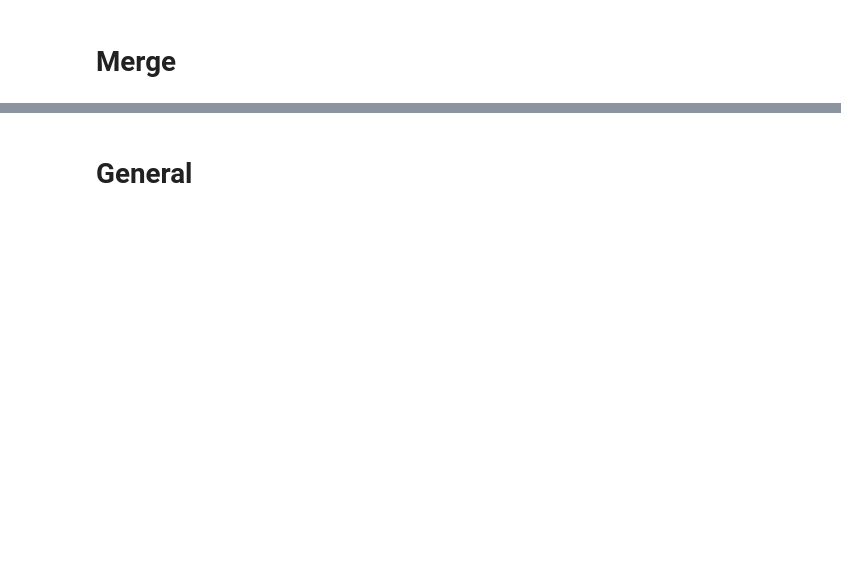
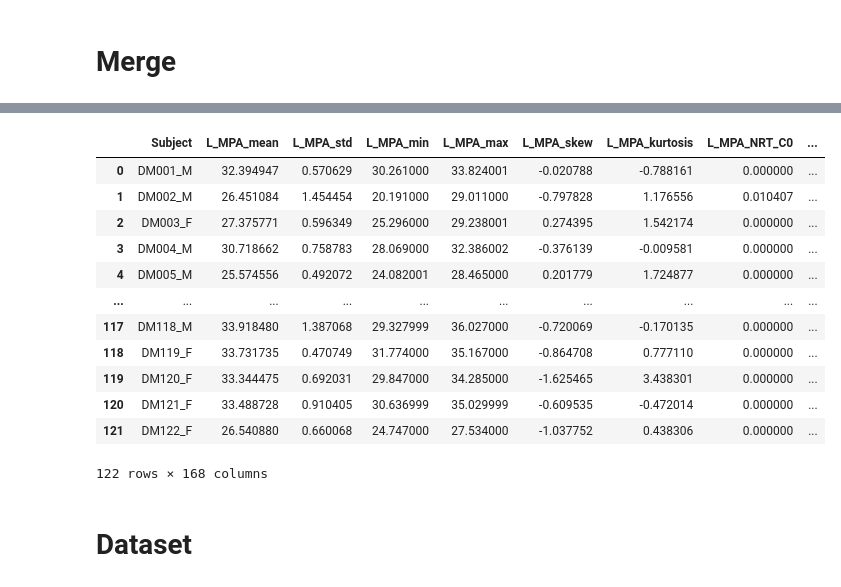
Before and after one commit to mt4sd/DFUFeatureRankingByVariationalDropout, a Jupyter notebook: test.ipynb, the cells around one changed output, grey strips where cells are left out. Cells and saved outputs as stored; diff of their text form; code cells hidden in the pictures; blank space fills up the shorter version.

```diff
--- a/test.ipynb
+++ b/test.ipynb
@@ -194,7 +172,7 @@ mca_metrics.to_csv(os.path.join(save_path, 'MCA/MCA_metrics.csv'), index=False)
 # %%
 from functools import reduce
 
-angiosomes_df = reduce(lambda left,right: pd.merge(left,right,on='Subject'), [mpa_metrics, lca_metrics, lpa_metrics, mca_metrics])
+feature_dataset_df = reduce(lambda left,right: pd.merge(left,right,on='Subject'), [mpa_metrics, lca_metrics, lpa_metrics, mca_metrics, full_metrics])
 
 group = 'dm' if dm_group else 'cg'
-angiosomes_df.to_csv(os.path.join(save_path, '{}_metrics.csv'.format(group)), index=False)
+feature_dataset_df.to_csv(os.path.join(save_path, '{}_metrics.csv'.format(group)), index=False)
@@ -201,31 +181,30 @@ angiosomes_df.to_csv(os.path.join(save_path, '{}_metrics.csv'.format(group)), in
 # %%
-columns = list(map(lambda x: '{}_mean'.format(x.name), angiosomes[0]))
-control_temperature = list(map(lambda x: temperature_cg_values(x), angiosomes[0]))
-tci = (np.abs(control_temperature - angiosomes_df[columns].to_numpy())).mean(axis=1)
-tci
-
 def temperature_cg_values(angiosomes: DFUData):
+    '''
+        Returns the control temperature for the given angiosomes based on the paper
+    '''
     data = [-1, -1, 26.1, 26.1, 25.7, 25.7, 26.4, 26.4, 25.8, 25.8]
     if isinstance(angiosomes, list):
         return np.array(list(map(lambda x: data[x.value], angiosomes)))
     else:
         return data[angiosomes.value]
 
-def thermal_change_index(angiosomes_df: pd.DataFrame):
-    feet_angiosomes = [[DFUData.L_LCA, DFUData.L_LPA, DFUData.L_MCA, DFUData.L_MPA], [DFUData.R_LCA, DFUData.R_LPA, DFUData.R_MCA, DFUData.R_MPA]]
+def thermal_change_index(features_df: pd.DataFrame):
+    feet_angiosomes = [ [DFUData.L_LCA, DFUData.L_LPA, DFUData.L_MCA, DFUData.L_MPA],
+                        [DFUData.R_LCA, DFUData.R_LPA, DFUData.R_MCA, DFUData.R_MPA] ]
 
     tci = []
     for foot_angiosomes in feet_angiosomes:
         columns = list(map(lambda x: '{}_mean'.format(x.name), foot_angiosomes))
         control_temperature = temperature_cg_values(foot_angiosomes)
-        tci.append((np.abs(control_temperature - angiosomes_df[columns].to_numpy())).mean(axis=1))
+        tci.append((np.abs(control_temperature - features_df[columns].to_numpy())).mean(axis=1))
 
     return tci
 
-left_tci, right_tci = thermal_change_index(angiosomes_df)
+left_tci, right_tci = thermal_change_index(feature_dataset_df)
 
-angiosomes_df['L_TCI'] = left_tci
-angiosomes_df['R_TCI'] = right_tci
+feature_dataset_df['L_TCI'] = left_tci
+feature_dataset_df['R_TCI'] = right_tci
 
 group = 'dm' if dm_group else 'cg'
-angiosomes_df.to_csv(os.path.join(save_path, '{}_metrics.csv'.format(group)), index=False)
+feature_dataset_df.to_csv(os.path.join(save_path, '{}_metrics.csv'.format(group)), index=False)
@@ -293,2 +211,18 @@ angiosomes_metrics(dataset)
+# %%
+feature_dataset_df
+# %% [output]
+|  | Subject | L_MPA_mean | L_MPA_std | L_MPA_min | L_MPA_max | L_MPA_skew | L_MPA_kurtosis | L_MPA_NRT_C0 | ... |
+| 0 | DM001_M | 32.394947 | 0.570629 | 30.261000 | 33.824001 | -0.020788 | -0.788161 | 0.000000 | ... |
+| 1 | DM002_M | 26.451084 | 1.454454 | 20.191000 | 29.011000 | -0.797828 | 1.176556 | 0.010407 | ... |
+| 2 | DM003_F | 27.375771 | 0.596349 | 25.296000 | 29.238001 | 0.274395 | 1.542174 | 0.000000 | ... |
+| 3 | DM004_M | 30.718662 | 0.758783 | 28.069000 | 32.386002 | -0.376139 | -0.009581 | 0.000000 | ... |
+| 4 | DM005_M | 25.574556 | 0.492072 | 24.082001 | 28.465000 | 0.201779 | 1.724877 | 0.000000 | ... |
+| ... | ... | ... | ... | ... | ... | ... | ... | ... | ... |
+| 117 | DM118_M | 33.918480 | 1.387068 | 29.327999 | 36.027000 | -0.720069 | -0.170135 | 0.000000 | ... |
+| 118 | DM119_F | 33.731735 | 0.470749 | 31.774000 | 35.167000 | -0.864708 | 0.777110 | 0.000000 | ... |
+| 119 | DM120_F | 33.344475 | 0.692031 | 29.847000 | 34.285000 | -1.625465 | 3.438301 | 0.000000 | ... |
+| 120 | DM121_F | 33.488728 | 0.910405 | 30.636999 | 35.029999 | -0.609535 | -0.472014 | 0.000000 | ... |
+| 121 | DM122_F | 26.540880 | 0.660068 | 24.747000 | 27.534000 | -1.037752 | 0.438306 | 0.000000 | ... |
+122 rows × 168 columns
 # %% [markdown]
-# General
+# Dataset
```
Also changed, not shown: parts of 30 cells of this notebook, 4 other files.
